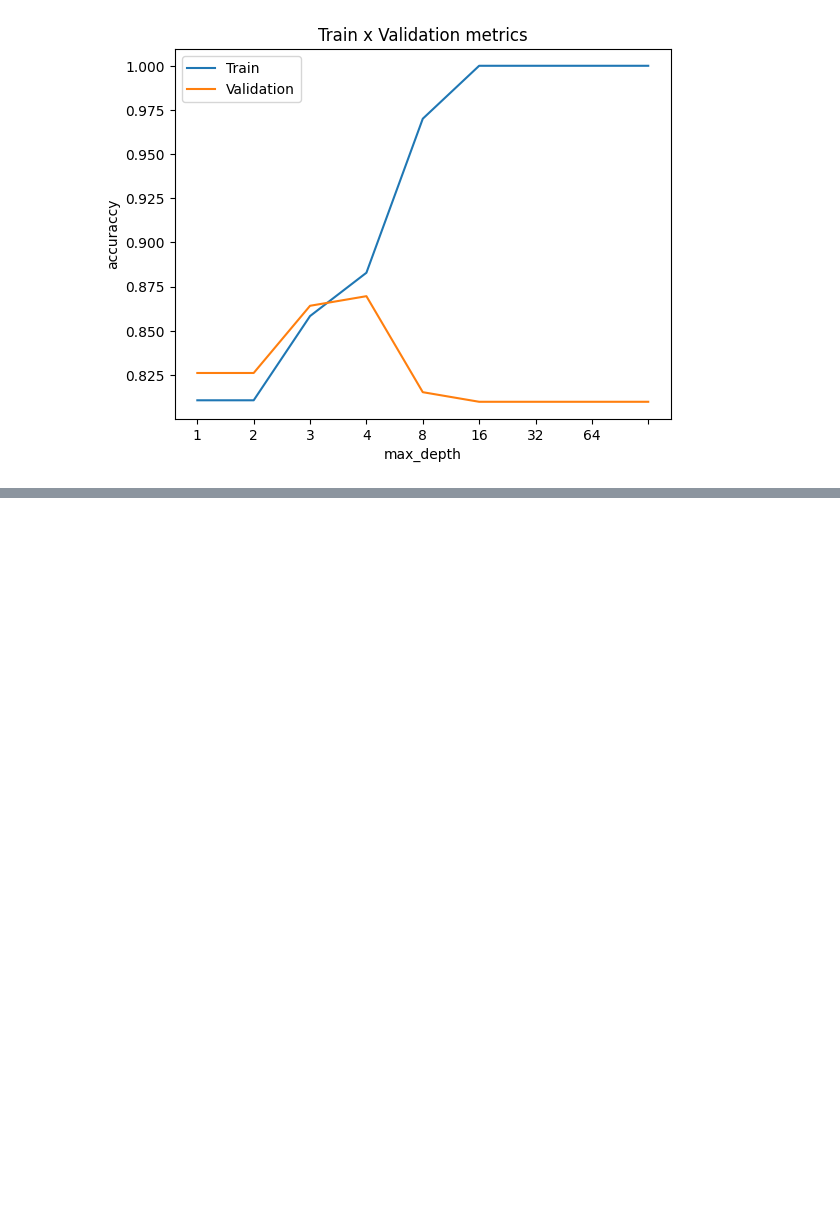
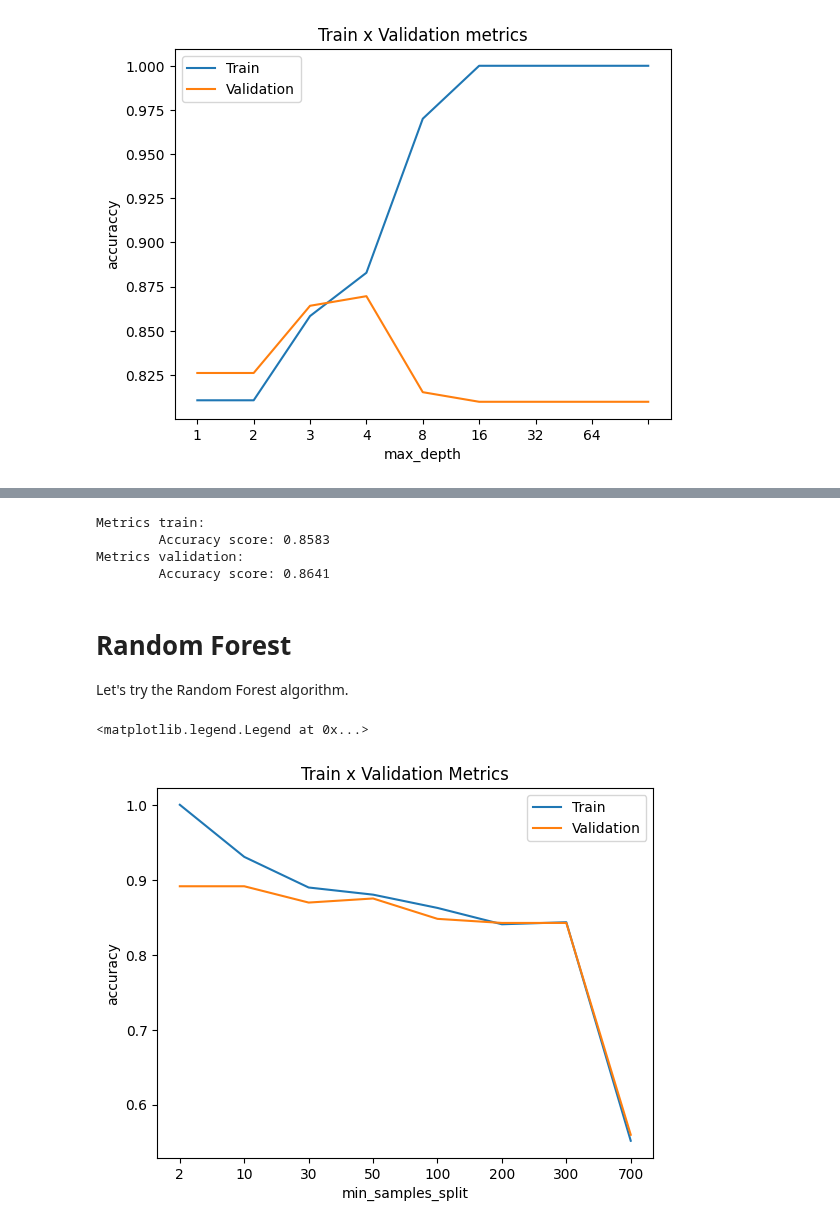
Before and after one commit to CarlosLizamaGarcia/DataScience, a Jupyter notebook: Course2/Tree_Ensamble.ipynb, the cells around one changed output, grey strips where cells are left out. Drawn from its saved outputs; the diff is of its cells as text; code cells hidden in the pictures; blank space fills up the shorter version.

Commit message:
Aprendiendo Trees final

```diff
--- a/Course2/Tree_Ensamble.ipynb
+++ b/Course2/Tree_Ensamble.ipynb
@@ -189,0 +202,41 @@ plt.legend(['Train', 'Validation'])
+# %%
+print(f"Metrics train:\n\tAccuracy score: {accuracy_score(decision_tree_model.predict(X_train),y_train):.4f}")
+print(f"Metrics validation:\n\tAccuracy score: {accuracy_score(decision_tree_model.predict(X_val),y_val):.4f}")
+# %% [output]
+Metrics train:
+        Accuracy score: 0.8583
+Metrics validation:
+        Accuracy score: 0.8641
+# %% [markdown]
+# Random Forest
+
+Let's try the Random Forest algorithm.
+# %%
+min_samples_split_list = [2, 10, 30, 50, 100, 200, 300, 700]
+
+max_depth_list = [2, 4, 8, 16, 32, 64, None]
+
+n_estimators_list = [10, 50, 100, 500]  # The number of Decision Trees that make up the Random Forest.
+# %%
+accuracy_list_train = []
+accuracy_list_val = []
+
+for min_samples_split in min_samples_split_list:
+    model = RandomForestClassifier(min_samples_split = min_samples_split, random_state = RANDOM_STATE).fit(X_train, y_train)
+    predictions_train = model.predict(X_train)
+    predictions_val = model.predict(X_val)
+    accuracy_train = accuracy_score(predictions_train, y_train)
+    accuracy_val = accuracy_score(predictions_val, y_val)
+    accuracy_list_train.append(accuracy_train)
+    accuracy_list_val.append(accuracy_val)
+# %%
+plt.title('Train x Validation Metrics')
+plt.xlabel('min_samples_split')
+plt.ylabel('accuracy')
+plt.xticks(ticks = range(len(min_samples_split_list)), labels = min_samples_split_list)
+plt.plot(accuracy_list_train)
+plt.plot(accuracy_list_val)
+plt.legend(['Train', 'Validation'])
+# %% [output]
+<matplotlib.legend.Legend at 0x...>
+[figure, added]
```
Also changed, not shown: parts of 20 cells of this notebook.
